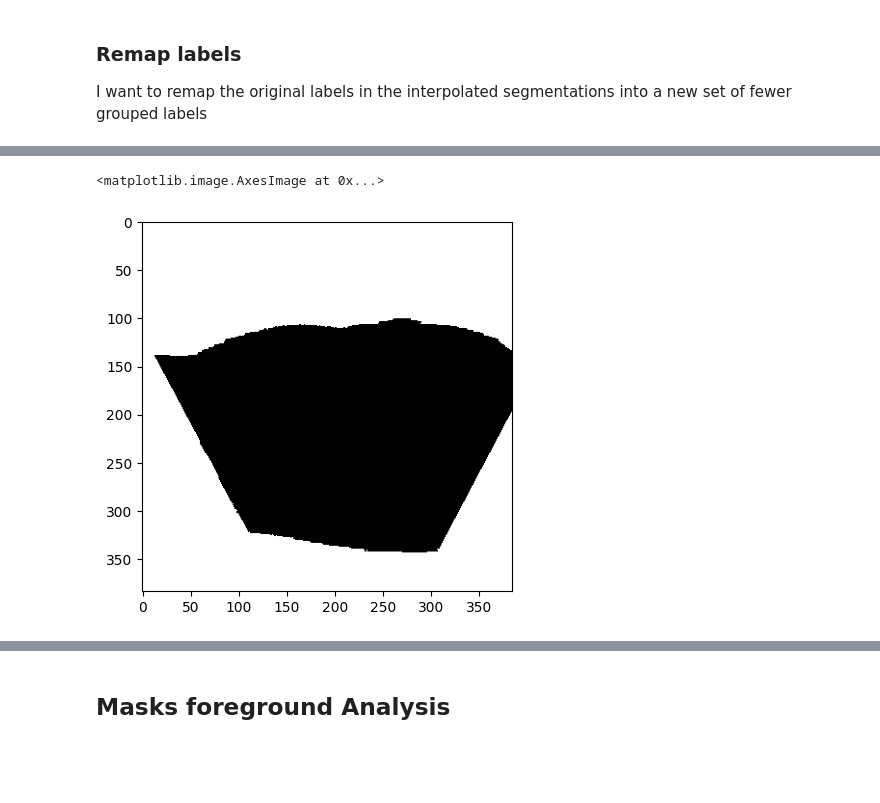
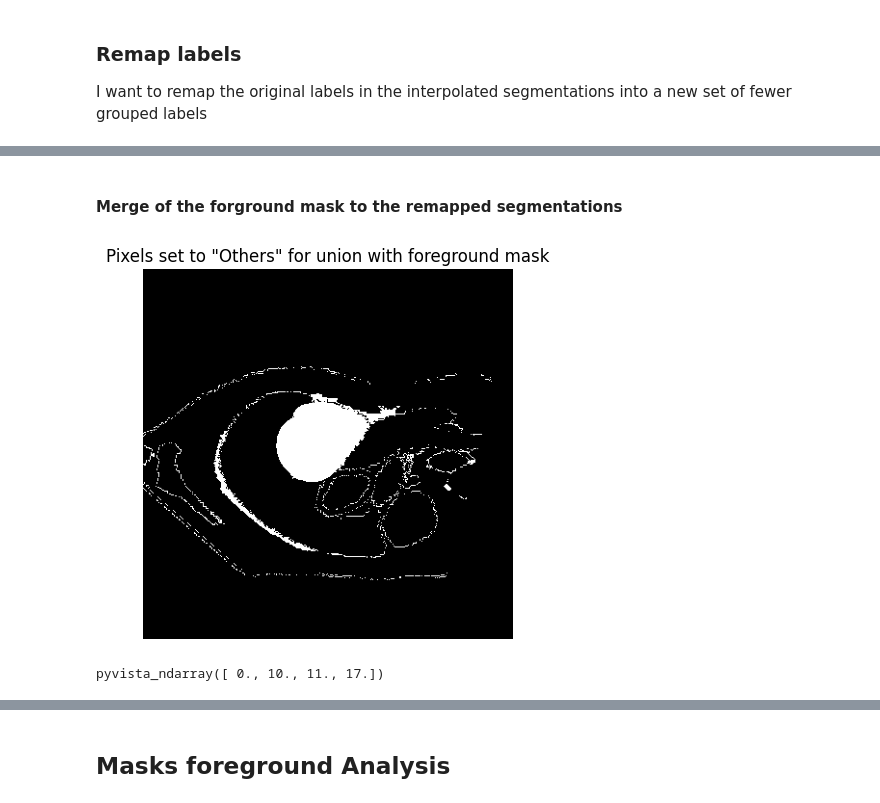
Before and after one commit to paolodc5/CMR_synthesis, a Jupyter notebook: mt_DIDC_analysis.ipynb, the cells around one changed output, grey strips where cells are left out. Drawn from its saved outputs; the diff is of its cells as text; code cells hidden in the pictures; blank space fills up the shorter version.

```diff
--- a/mt_DIDC_analysis.ipynb
+++ b/mt_DIDC_analysis.ipynb
@@ -370,5 +363,32 @@ print(one_hot_mask.shape) # Output: (H, W, 81)
-# %%
-plt.imshow(one_hot_mask[:,:,0], cmap='gray')
-# %% [output]
-<matplotlib.image.AxesImage at 0x...>
-[figure, removed]
+# %% [markdown]
+#### Merge of the forground mask to the remapped segmentations
+# %%
+# Take the remapped segmentation and set to "others" all the pixels in "heart_generic"
+heart_generic_idx = new_labels.index("Heart_generic")
+others_idx = new_labels.index("Others")
+fg_mask = fg > 0
+
+# Set all possible heart pixels to "Others" to account for fg mask to be bigger or smaller than the original heart segmentation ("Heart_generic")
+ex_seg_remapped[ex_seg_remapped == heart_generic_idx] = others_idx
+ex_seg_remapped[fg_mask] = others_idx
+
+
+
+#### just plotting
+plt.imshow(ex_seg_remapped == new_labels.index("Others"), cmap='gray')
+plt.title('Pixels set to "Others" for union with foreground mask')
+plt.axis('off')
+plt.show()
+# %% [output]
+[figure, added]
+# %%
+## Now the foreground pixels must be remapped to match the labelling in the lut for the segmentation map (which already includes the mapping for "LV_Myocardium", "LV_blood_pool", "RV_blood_pool_myocardium")
+# label 1 in fg is the LV_blood_pool, label 2 is the LV_Myocardium and label 3 is the RV_blood_pool_myocardium
+fg_ready = fg.copy()
+fg_ready[fg == 1] = new_labels.index("LV_blood_pool")
+fg_ready[fg == 2] = new_labels.index("LV_Myocardium")
+fg_ready[fg == 3] = new_labels.index("RV_blood_pool_myocardium")
+
+np.unique(fg_ready) # mow fg_ready is ready to be merged with the remapped segmentation
+# %% [output]
+pyvista_ndarray([ 0., 10., 11., 17.])
```
Also changed, not shown: parts of 25 cells of this notebook, 1 other file.
